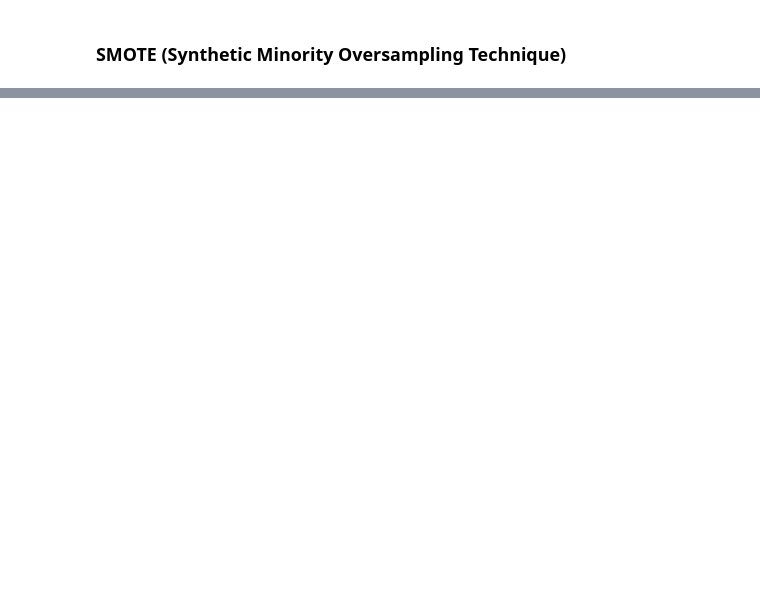
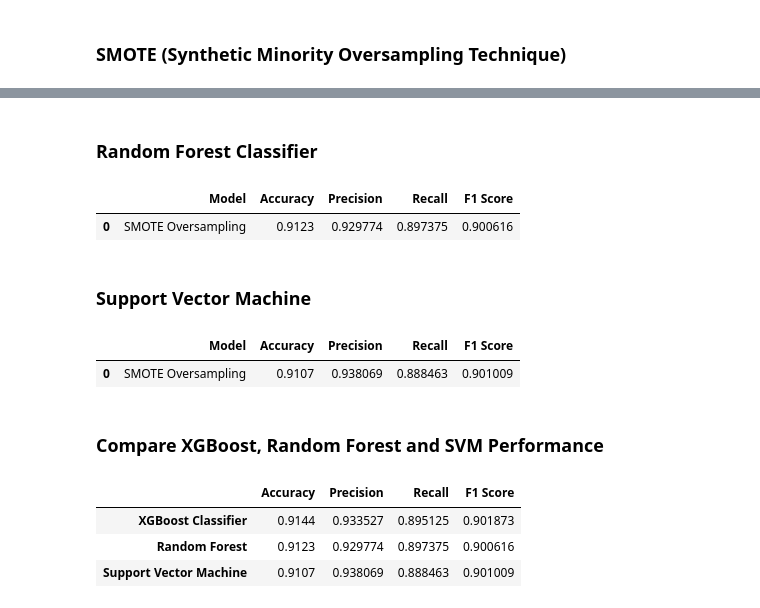
Before and after one commit to Oyebamiji-Micheal/Share-Survey-of-Research-Security-Experiences, a Jupyter notebook: dual-use-research.ipynb, the cells around one changed output, grey strips where cells are left out. Cells and saved outputs as stored; diff of their text form; code cells hidden in the pictures; blank space fills up the shorter version.

```diff
--- a/dual-use-research.ipynb
+++ b/dual-use-research.ipynb
@@ -420,0 +425,2 @@ predictions
+# %% [markdown]
+### Random Forest Classifier
@@ -420,0 +429,13 @@ predictions
+# %%
+# Create and train model
+rf_clf_smote = RandomForestClassifier(random_state=42)
+rf_clf_smote.fit(X_train_ns, y_train_ns)
+
+# Evaluate Model
+rf_clf_smote_metrics = metric_df(rf_clf_smote, 'SMOTE Oversampling')
+rf_clf_smote_metrics
+# %% [output]
+|  | Model | Accuracy | Precision | Recall | F1 Score |
+| 0 | SMOTE Oversampling | 0.9123 | 0.929774 | 0.897375 | 0.900616 |
+# %% [markdown]
+### Support Vector Machine
@@ -420,0 +444,29 @@ predictions
+# %%
+# Create and train model
+svm_clf_smote = SVC(kernel='linear',random_state=42)
+svm_clf_smote.fit(X_train_ns, y_train_ns)
+
+# Evaluate Model
+svm_clf_smote_metrics = metric_df(svm_clf_smote, 'SMOTE Oversampling')
+svm_clf_smote_metrics
+# %% [output]
+|  | Model | Accuracy | Precision | Recall | F1 Score |
+| 0 | SMOTE Oversampling | 0.9107 | 0.938069 | 0.888463 | 0.901009 |
+# %% [markdown]
+### Compare XGBoost, Random Forest and SVM Performance
+# %%
+# Combine the dataframes
+combined_metrics = pd.concat([xgb_clf_smote_metrics, rf_clf_smote_metrics, svm_clf_smote_metrics])
+
+# Rename the index to your desired names
+combined_metrics.index = ['XGBoost Classifier', 'Random Forest', 'Support Vector Machine']
+
+# Drop the duplicate "Model" column
+combined_metrics = combined_metrics.drop(columns=['Model'])
+
+combined_metrics
+# %% [output]
+|  | Accuracy | Precision | Recall | F1 Score |
+| XGBoost Classifier | 0.9144 | 0.933527 | 0.895125 | 0.901873 |
+| Random Forest | 0.9123 | 0.929774 | 0.897375 | 0.900616 |
+| Support Vector Machine | 0.9107 | 0.938069 | 0.888463 | 0.901009 |
```
Also changed, not shown: parts of 13 cells of this notebook.
